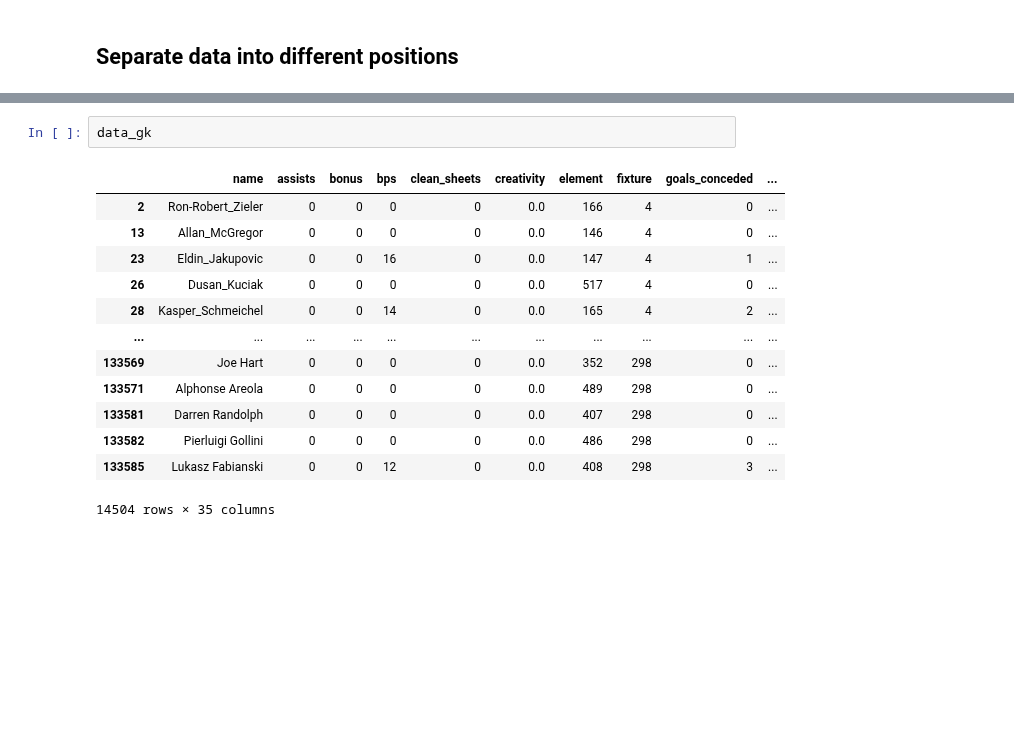
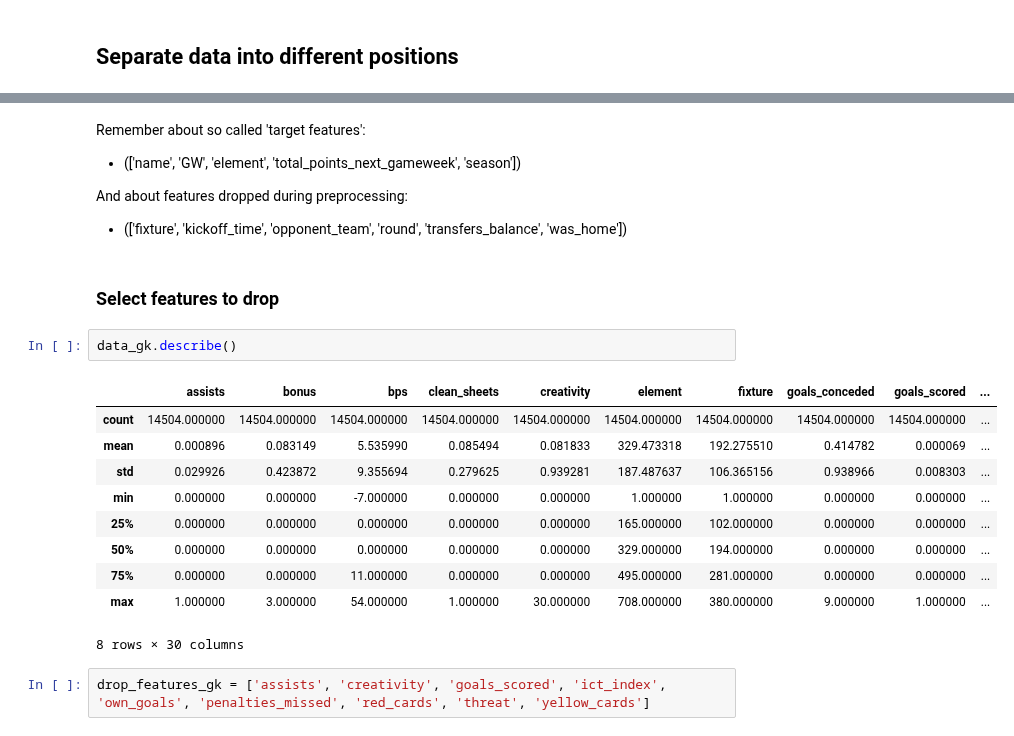
Before and after one commit to gracjans/FPL-AI-Manager_SwanseAI, a Jupyter notebook: notebooks/data_engineering-separate_positions.ipynb, the cells around one changed output, grey strips where cells are left out. Cells and saved outputs as stored; diff of their text form; blank space fills up the shorter version.

Commit message:
update data engineering separate positions notebook

```diff
--- a/notebooks/data_engineering-separate_positions.ipynb
+++ b/notebooks/data_engineering-separate_positions.ipynb
@@ -14,16 +39,23 @@ data_fd = data[data['position'] == 'FWD']
+# %% [markdown]
+Remember about so called 'target features':
+- (['name', 'GW', 'element', 'total_points_next_gameweek', 'season'])
+
+And about features dropped during preprocessing:
+- (['fixture', 'kickoff_time', 'opponent_team', 'round', 'transfers_balance', 'was_home'])
+# %% [markdown]
+### Select features to drop
 # %%
-data_gk
+data_gk.describe()
 # %% [output]
-|  | name | assists | bonus | bps | clean_sheets | creativity | element | fixture | goals_conceded | ... |
-| 2 | Ron-Robert_Zieler | 0 | 0 | 0 | 0 | 0.0 | 166 | 4 | 0 | ... |
-| 13 | Allan_McGregor | 0 | 0 | 0 | 0 | 0.0 | 146 | 4 | 0 | ... |
-| 23 | Eldin_Jakupovic | 0 | 0 | 16 | 0 | 0.0 | 147 | 4 | 1 | ... |
-| 26 | Dusan_Kuciak | 0 | 0 | 0 | 0 | 0.0 | 517 | 4 | 0 | ... |
-| 28 | Kasper_Schmeichel | 0 | 0 | 14 | 0 | 0.0 | 165 | 4 | 2 | ... |
-| ... | ... | ... | ... | ... | ... | ... | ... | ... | ... | ... |
-| 133569 | Joe Hart | 0 | 0 | 0 | 0 | 0.0 | 352 | 298 | 0 | ... |
-| 133571 | Alphonse Areola | 0 | 0 | 0 | 0 | 0.0 | 489 | 298 | 0 | ... |
-| 133581 | Darren Randolph | 0 | 0 | 0 | 0 | 0.0 | 407 | 298 | 0 | ... |
-| 133582 | Pierluigi Gollini | 0 | 0 | 0 | 0 | 0.0 | 486 | 298 | 0 | ... |
-| 133585 | Lukasz Fabianski | 0 | 0 | 12 | 0 | 0.0 | 408 | 298 | 3 | ... |
+|  | assists | bonus | bps | clean_sheets | creativity | element | fixture | goals_conceded | goals_scored | ... |
+| count | 14504.000000 | 14504.000000 | 14504.000000 | 14504.000000 | 14504.000000 | 14504.000000 | 14504.000000 | 14504.000000 | 14504.000000 | ... |
+| mean | 0.000896 | 0.083149 | 5.535990 | 0.085494 | 0.081833 | 329.473318 | 192.275510 | 0.414782 | 0.000069 | ... |
+| std | 0.029926 | 0.423872 | 9.355694 | 0.279625 | 0.939281 | 187.487637 | 106.365156 | 0.938966 | 0.008303 | ... |
+| min | 0.000000 | 0.000000 | -7.000000 | 0.000000 | 0.000000 | 1.000000 | 1.000000 | 0.000000 | 0.000000 | ... |
+| 25% | 0.000000 | 0.000000 | 0.000000 | 0.000000 | 0.000000 | 165.000000 | 102.000000 | 0.000000 | 0.000000 | ... |
+| 50% | 0.000000 | 0.000000 | 0.000000 | 0.000000 | 0.000000 | 329.000000 | 194.000000 | 0.000000 | 0.000000 | ... |
+| 75% | 0.000000 | 0.000000 | 11.000000 | 0.000000 | 0.000000 | 495.000000 | 281.000000 | 0.000000 | 0.000000 | ... |
+| max | 1.000000 | 3.000000 | 54.000000 | 1.000000 | 30.000000 | 708.000000 | 380.000000 | 9.000000 | 1.000000 | ... |
-14504 rows × 35 columns
+8 rows × 30 columns
+# %%
+drop_features_gk = ['assists', 'creativity', 'goals_scored', 'ict_index', 'own_goals', 'penalties_missed', 'red_cards', 'threat', 'yellow_cards']
```
Also changed, not shown: parts of 14 cells of this notebook.
